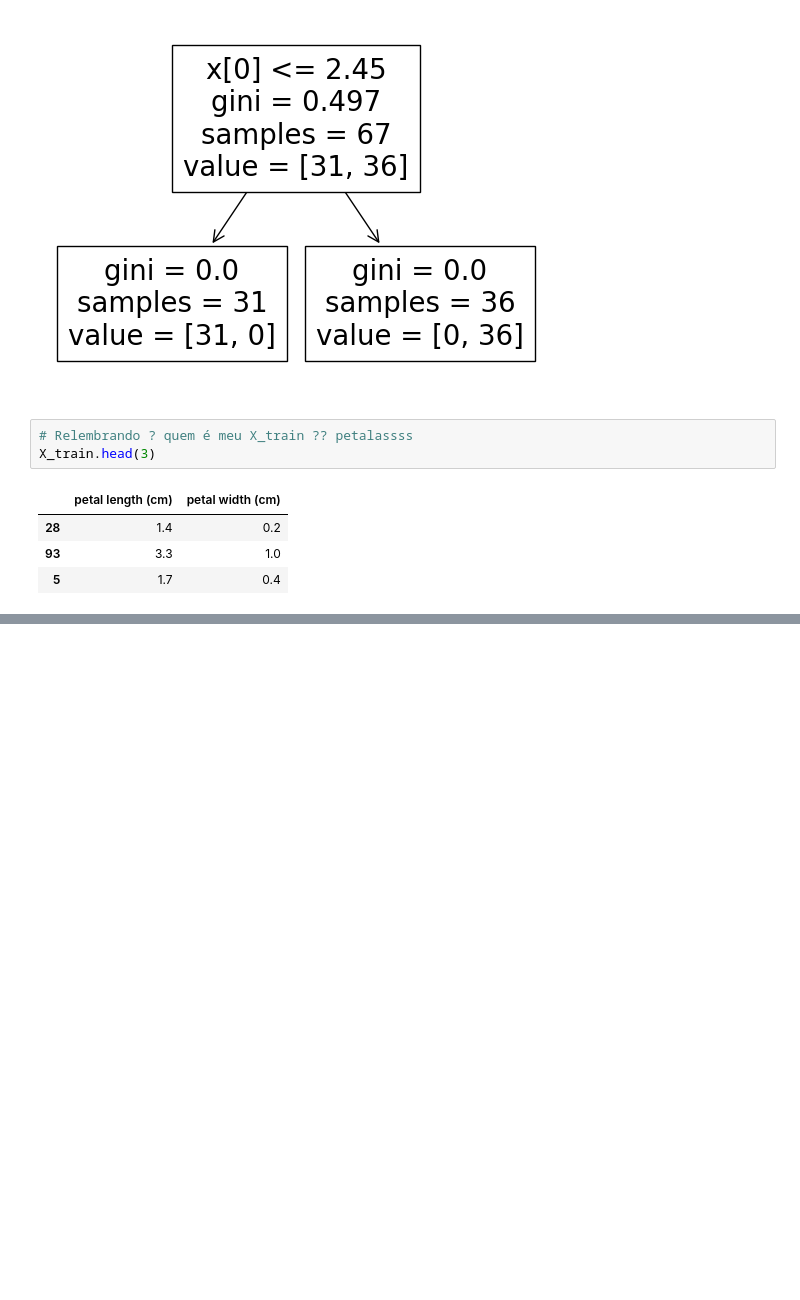
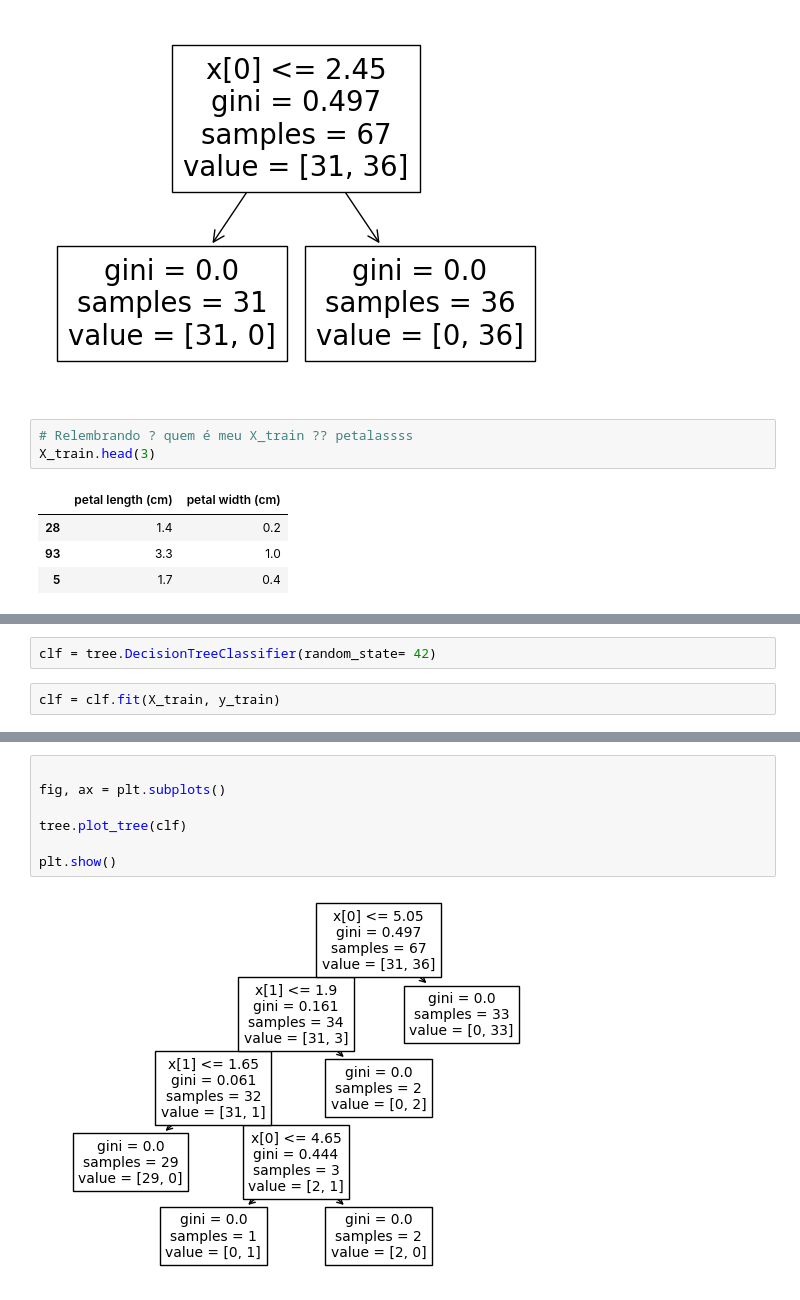
Before and after one commit to Gustavocaris/Data_Science, a Jupyter notebook: 06_Machine_Learning/Algoritmos_de_aprendizado/01-arvore_de_decisão.ipynb, the cells around one changed output, grey strips where cells are left out. Cells and saved outputs as stored; diff of their text form; blank space fills up the shorter version.

```diff
--- a/06_Machine_Learning/Algoritmos_de_aprendizado/01-arvore_de_decisão.ipynb
+++ b/06_Machine_Learning/Algoritmos_de_aprendizado/01-arvore_de_decisão.ipynb
@@ -126,0 +166,4 @@ plt.show()
+# %%
+clf = tree.DecisionTreeClassifier(random_state= 42)
+# %%
+clf = clf.fit(X_train, y_train)
@@ -126,0 +174,9 @@ plt.show()
+# %%
+
+fig, ax = plt.subplots()
+
+tree.plot_tree(clf)
+
+plt.show()
+# %% [output]
+[figure, added]
```
Also changed, not shown: parts of 22 cells of this notebook.
